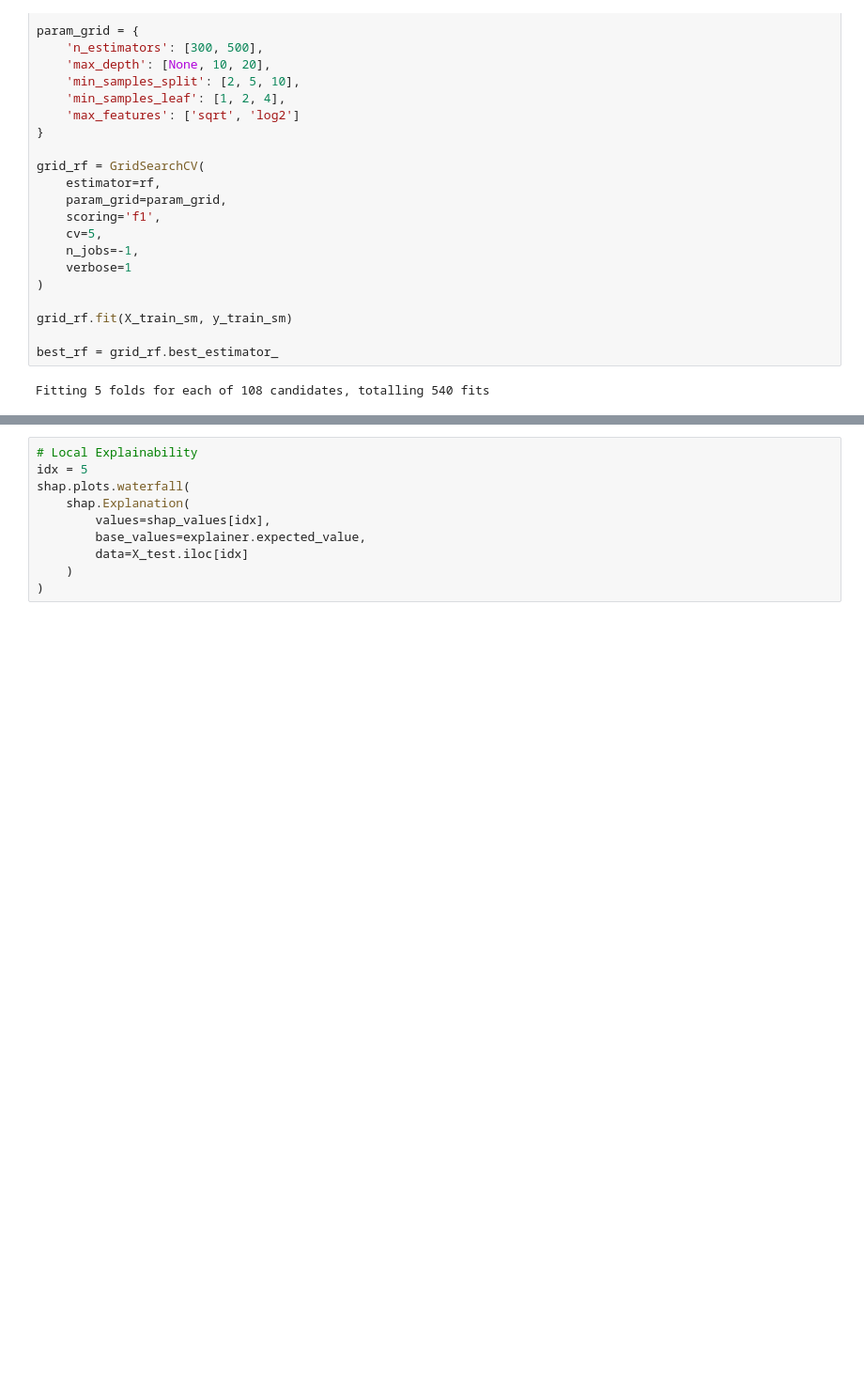
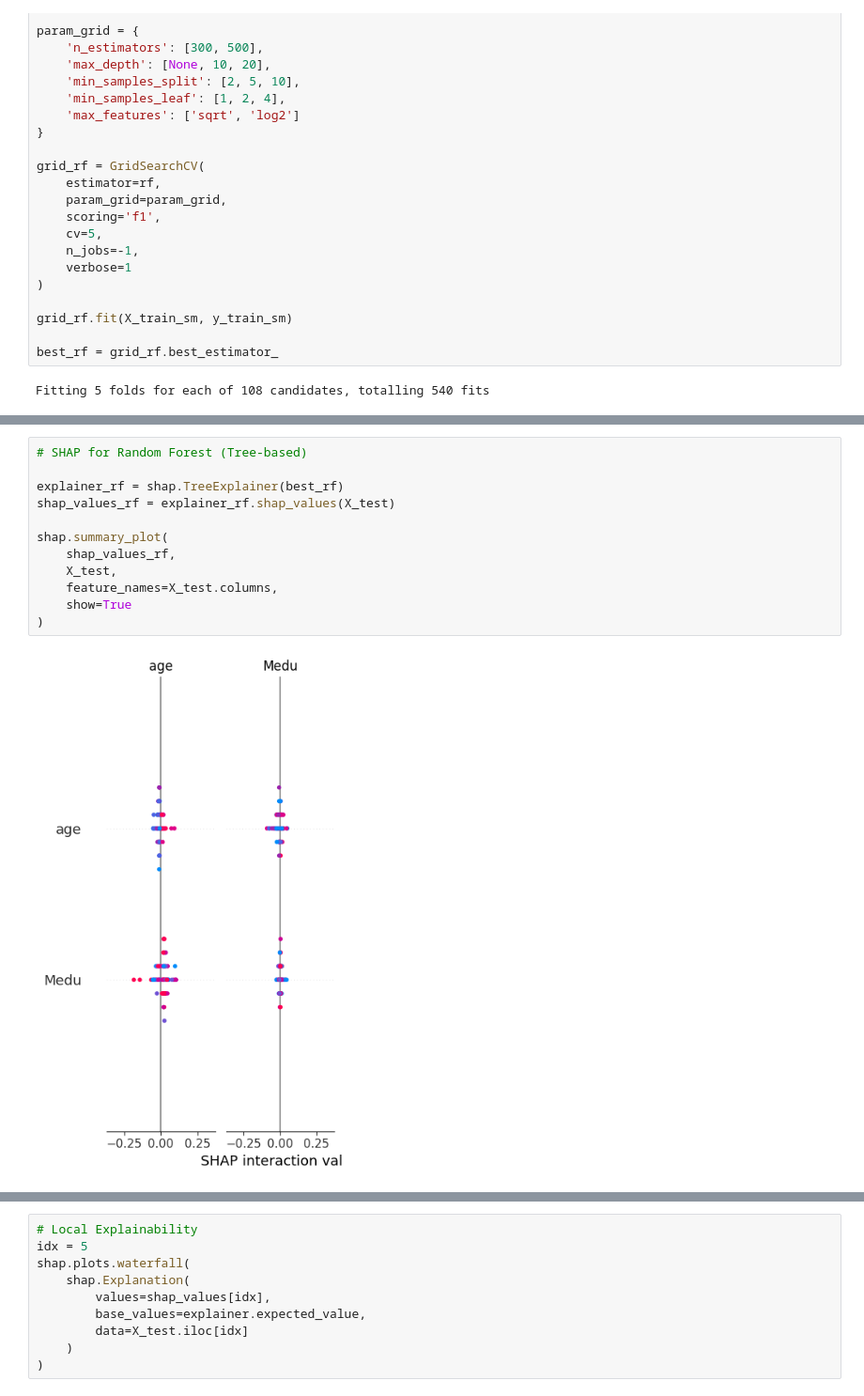
Before and after one commit to Rakshithhd/student-performance-xai, a Jupyter notebook: CodeBase/Trial/SPP-Trial-3-Jupyter.ipynb, the cells around one changed output, grey strips where cells are left out. Shown at 94% size. Drawn from its saved outputs; the diff is of its cells as text; blank space fills up the shorter version.

```diff
--- a/CodeBase/Trial/SPP-Trial-3-Jupyter.ipynb
+++ b/CodeBase/Trial/SPP-Trial-3-Jupyter.ipynb
@@ -202,0 +299,14 @@ Fitting 5 folds for each of 108 candidates, totalling 540 fits
+# %%
+# SHAP for Random Forest (Tree-based)
+
+explainer_rf = shap.TreeExplainer(best_rf)
+shap_values_rf = explainer_rf.shap_values(X_test)
+
+shap.summary_plot(
+    shap_values_rf,
+    X_test,
+    feature_names=X_test.columns,
+    show=True
+)
+# %% [output]
+[figure, added]
```
Also changed, not shown: parts of 25 cells of this notebook.
